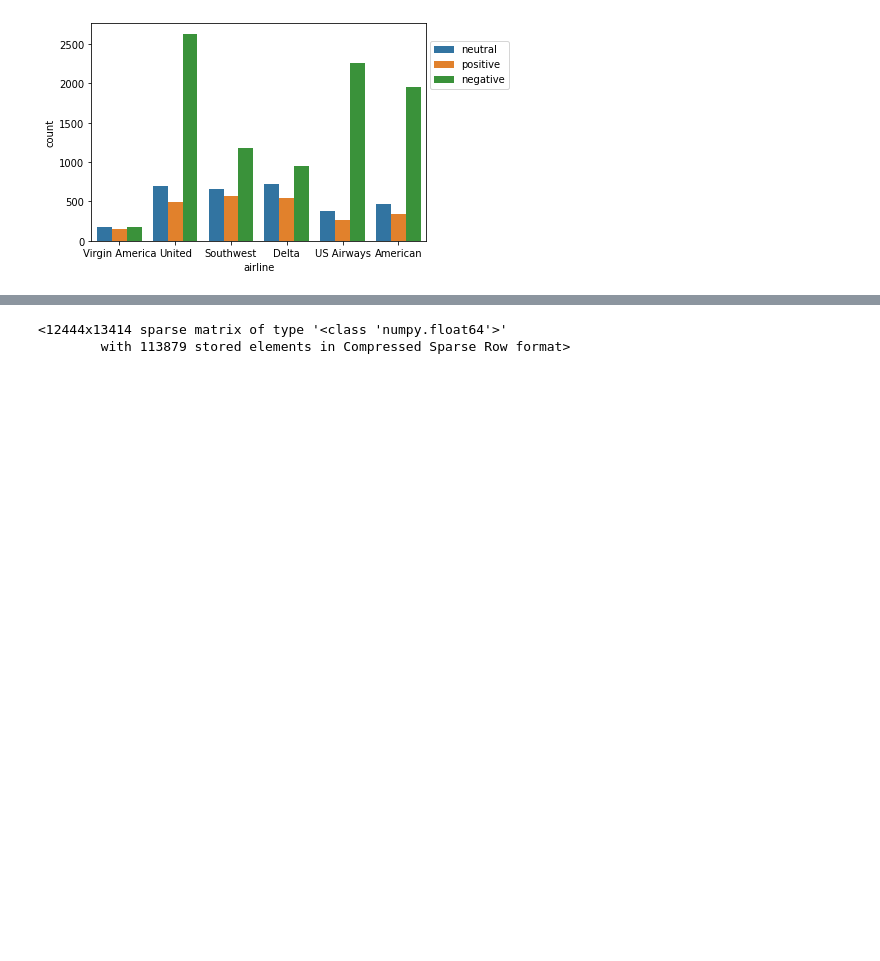
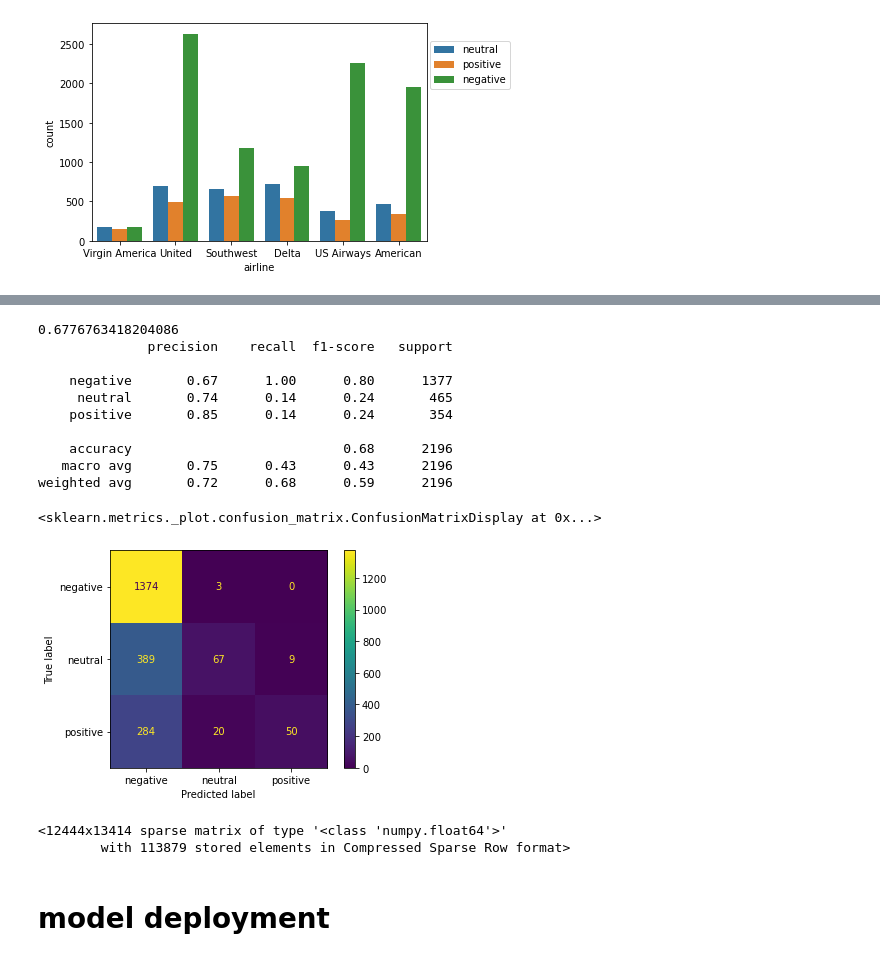
Before and after one commit to zylbergs/Project_Portofolio, a Jupyter notebook: US_airline_sentiment_analysis/airline_sentiment_analysis_tweet.ipynb, the cells around one changed output, grey strips where cells are left out. Saved outputs shown, nothing was run; the diff lists cells and outputs as text; code cells hidden in the pictures; blank space fills up the shorter version.

```diff
--- a/US_airline_sentiment_analysis/airline_sentiment_analysis_tweet.ipynb
+++ b/US_airline_sentiment_analysis/airline_sentiment_analysis_tweet.ipynb
@@ -67,0 +190,31 @@ X_test_tfidf = tfidf.transform(X_test)
+# %%
+#pipelining
+def ml_pipeline_nmf(algo,param_grid):
+    preprocess = Pipeline(steps=[
+        ('tfidf',TfidfVectorizer(stop_words='english')),
+        #('dim_red',NMF(n_components=100,max_iter=200,init='nndsvda',solver='cd')),
+        ('algo',algo)
+    ])
+    search = GridSearchCV(preprocess,param_grid=param_grid)
+    return preprocess,search
+# %%
+base2,search2 = ml_pipeline_nmf(MultinomialNB(),param_grid={'algo__alpha':[1]})
+search2.fit(X_train,y_train)
+print(search2.best_score_)
+cnb_ypred = search2.predict(X_test)
+
+print(classification_report(y_test,cnb_ypred))
+plot_confusion_matrix(search2,X_test,y_test)
+# %% [output]
+0.6776763418204086
+              precision    recall  f1-score   support
+
+    negative       0.67      1.00      0.80      1377
+     neutral       0.74      0.14      0.24       465
+    positive       0.85      0.14      0.24       354
+
+    accuracy                           0.68      2196
+   macro avg       0.75      0.43      0.43      2196
+weighted avg       0.72      0.68      0.59      2196
+<sklearn.metrics._plot.confusion_matrix.ConfusionMatrixDisplay at 0x...>
+[figure, added]
@@ -73,0 +241,2 @@ X_train_tfidf
+# %% [markdown]
+# model deployment
```
Also changed, not shown: parts of 44 cells of this notebook, 6 other files.
